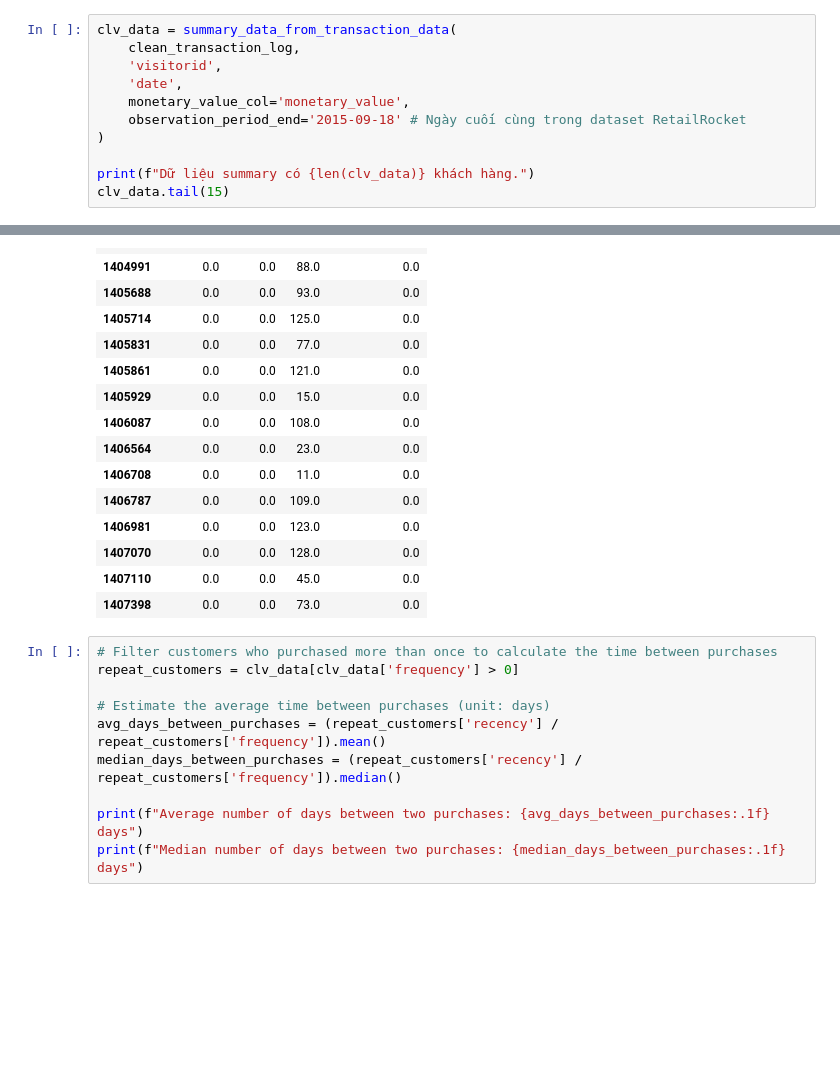
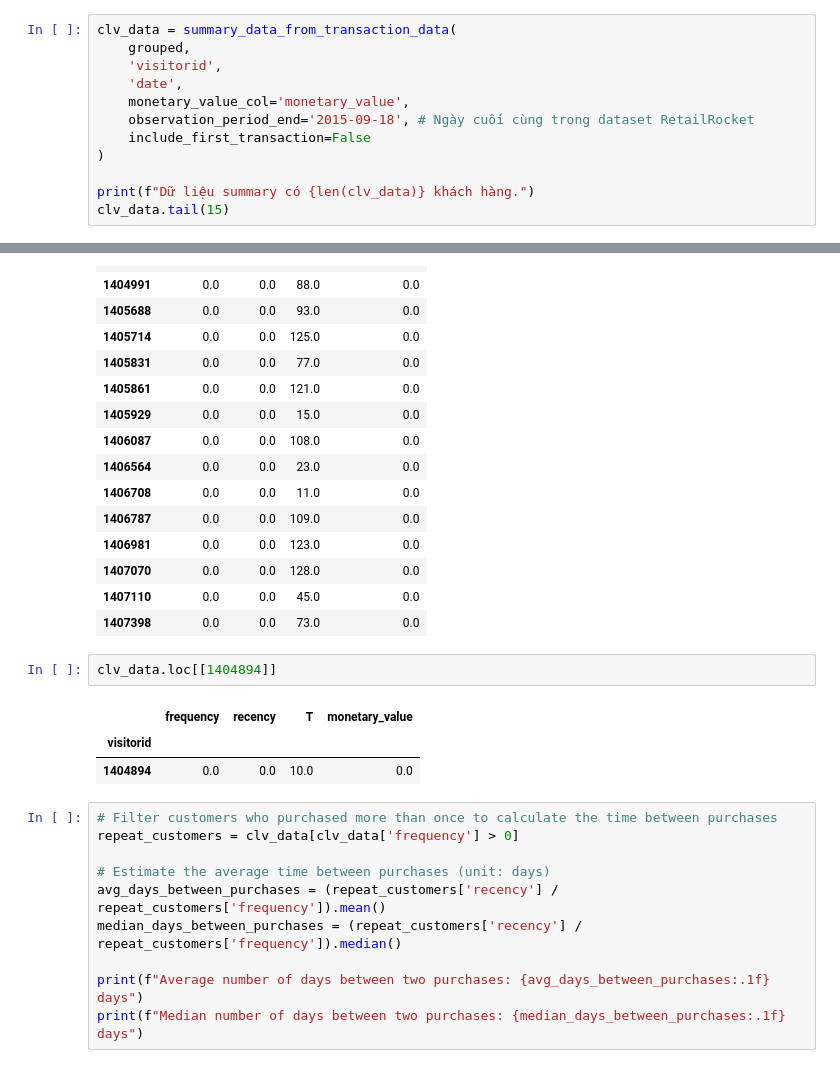
Before and after one commit to bluff-king/Customer-Segment-Personalization, a Jupyter notebook: CRISPDM/04 CLV.ipynb, the cells around one changed output, grey strips where cells are left out. Drawn from its saved outputs; the diff is of its cells as text; blank space fills up the shorter version.

Commit message:
update 03 Data Preparation and 04 CLV

```diff
--- a/CRISPDM/04 CLV.ipynb
+++ b/CRISPDM/04 CLV.ipynb
@@ -37,10 +116,11 @@ customers_df
 # %%
 clv_data = summary_data_from_transaction_data(
-    clean_transaction_log,
+    grouped,
     'visitorid',
     'date',
     monetary_value_col='monetary_value',
-    observation_period_end='2015-09-18' # Ngày cuối cùng trong dataset RetailRocket
+    observation_period_end='2015-09-18', # Ngày cuối cùng trong dataset RetailRocket
+    include_first_transaction=False
 )
 
 print(f"Dữ liệu summary có {len(clv_data)} khách hàng.")
@@ -64,6 +144,12 @@ Dữ liệu summary có 11719 khách hàng.
 | 1407070 | 0.0 | 0.0 | 128.0 | 0.0 |
 | 1407110 | 0.0 | 0.0 | 45.0 | 0.0 |
 | 1407398 | 0.0 | 0.0 | 73.0 | 0.0 |
+# %%
+clv_data.loc[[1404894]]
+# %% [output]
+|  | frequency | recency | T | monetary_value |
+| visitorid |  |  |  |  |
+| 1404894 | 0.0 | 0.0 | 10.0 | 0.0 |
 # %%
 # Filter customers who purchased more than once to calculate the time between purchases
 repeat_customers = clv_data[clv_data['frequency'] > 0]
```
Also changed, not shown: parts of 13 cells of this notebook, 1 other file.
